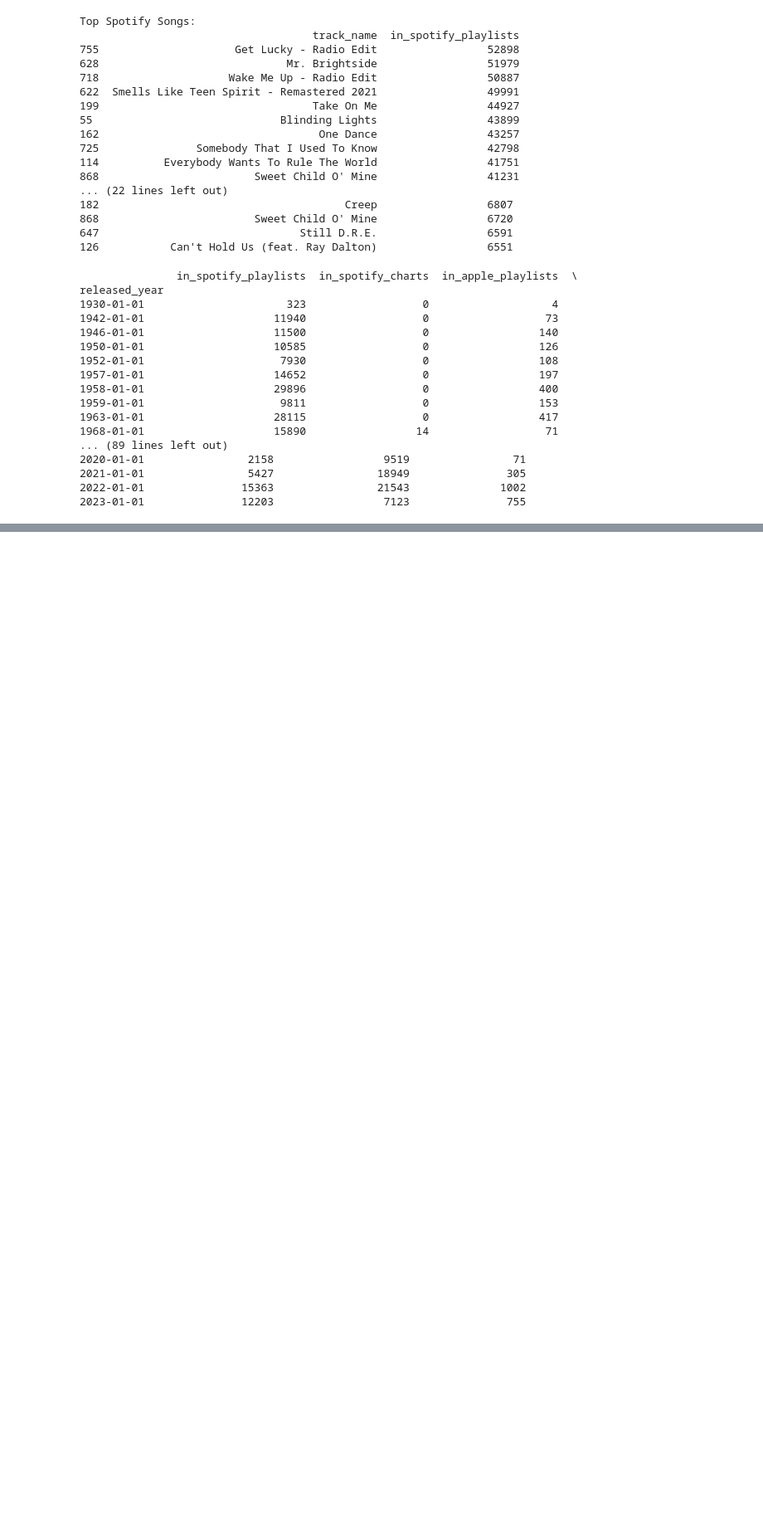
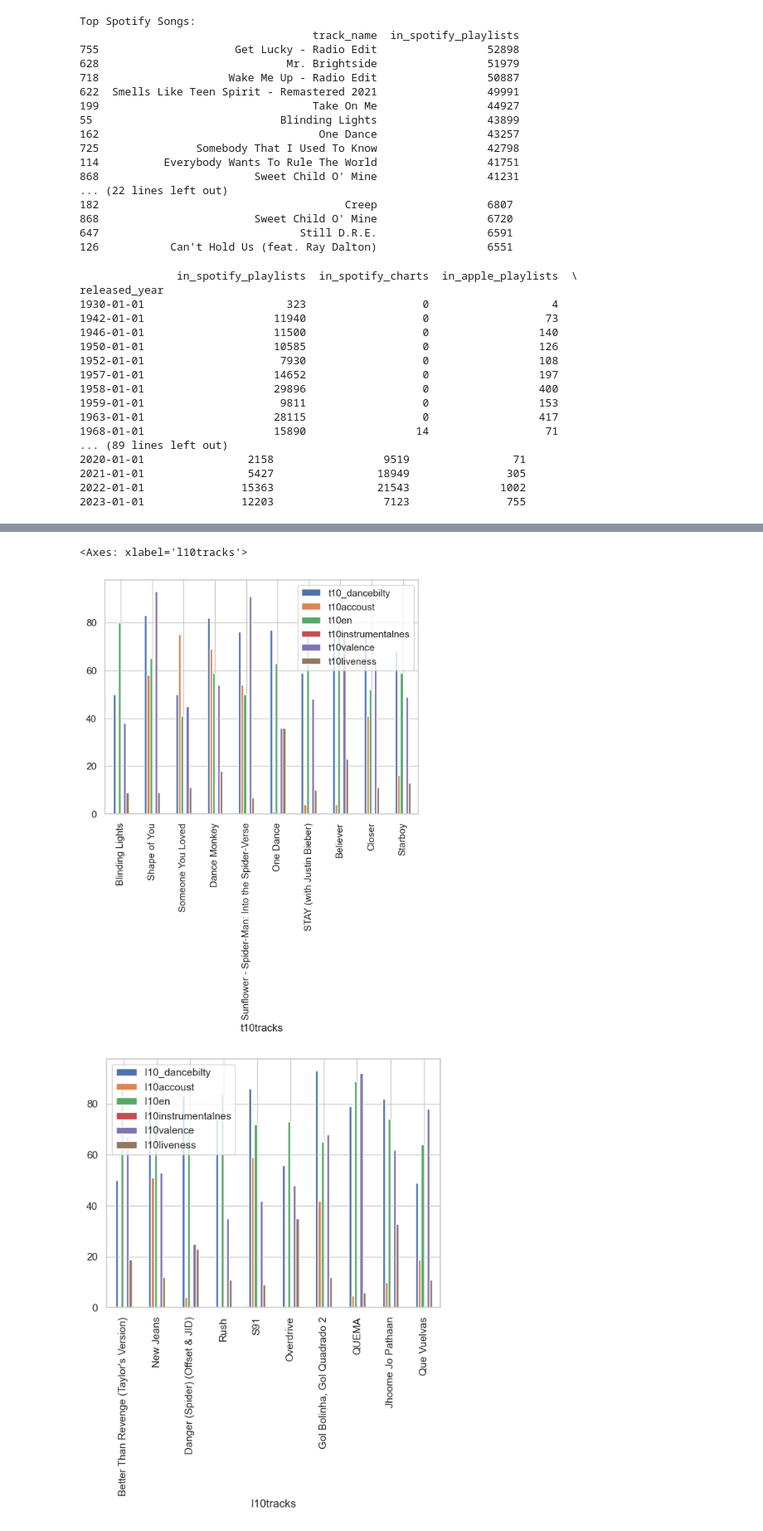
Before and after one commit to i-ap5/FamBus, a Jupyter notebook: famBus.ipynb, the cells around one changed output, grey strips where cells are left out. Shown at 83% size. Cells and saved outputs as stored; diff of their text form; code cells hidden in the pictures; blank space fills up the shorter version.

Commit message:
Shyam's Graph added

```diff
--- a/famBus.ipynb
+++ b/famBus.ipynb
@@ -1258,3 +1258,59 @@ released_year
 2021-01-01                5427                18949               305
 2022-01-01               15363                21543              1002
 2023-01-01               12203                 7123               755
+# %%
+from statistics import mean
+
+sorted_data = df_copy.sort_values(by='streams', ascending=False)
+df_t10=sorted_data.head(10)
+df_l10=sorted_data.tail(10)
+
+# print(df_t10)
+# print(df_l10)
+
+# #top10
+# plt.figure(figsize=(10,10))
+
+# x_values = df_t10['track_name']
+# y_values = df_t10['danceability_%']
+
+# df_t10.plot(x='track_name',y='danceability_%')
+# df_l10.plot(x='track_name',y='danceability_%')
+
+df_merge={
+     "t10_dancebilty":list(df_t10['danceability_%']),
+     "l10_dancebilty":list(df_l10['danceability_%']),
+     "t10tracks":list(df_t10['track_name']),
+     "l10tracks":list(df_l10['track_name']),
+     "t10accoust":list(df_t10['acousticness_%']),
+     "l10accoust":list(df_l10['acousticness_%']),
+     "t10en":list(df_t10['energy_%']),
+     "l10en":list(df_l10['energy_%']),
+     "t10instrumentalnes":list(df_t10['instrumentalness_%']),
+     "l10instrumentalnes":list(df_l10['instrumentalness_%']),
+     "t10valence":list(df_t10['valence_%']),
+     "l10valence":list(df_l10['valence_%']),
+     "t10liveness":list(df_t10["liveness_%"]),
+     "l10liveness":list(df_l10["liveness_%"]),
+     }
+
+a=df_merge["t10valence"]
+val_meant10=mean(a)
+print(val_meant10)
+
+b=df_merge["l10valence"]
+val_meanl10=mean(b)
+print(val_meanl10)
+
+dfm=pd.DataFrame(df_merge)
+dfm
+
+dfm.plot(kind="bar",x="t10tracks",y=["t10_dancebilty","t10accoust","t10en","t10instrumentalnes","t10valence","t10liveness"])
+
+dfm.plot(kind="bar",x="l10tracks",y=["l10_dancebilty","l10accoust","l10en","l10instrumentalnes","l10valence","l10liveness"])
+#x_label=['t10_valence','l10_valence']
+#dfm.plot(kind="bar",x=x_label,y=[val_meant10,val_meanl10])
+
+
+#dfm.plot(kind="line",x="t10tracks",y=["l10valence"])
+# %% [output]
@@ -1260,0 +1319,3 @@ released_year
+<Axes: xlabel='l10tracks'>
+[figure, added]
+[figure, added]
```
Also changed, not shown: parts of 3 cells of this notebook.
